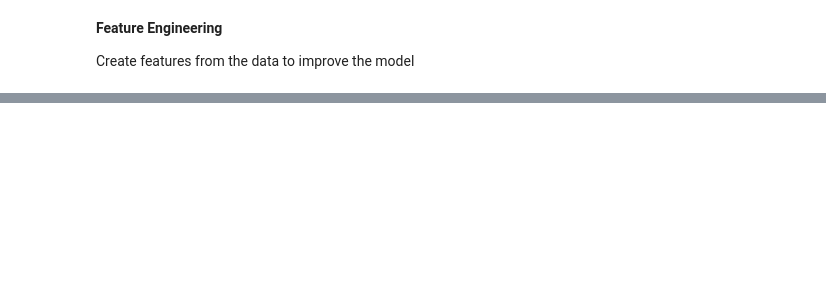
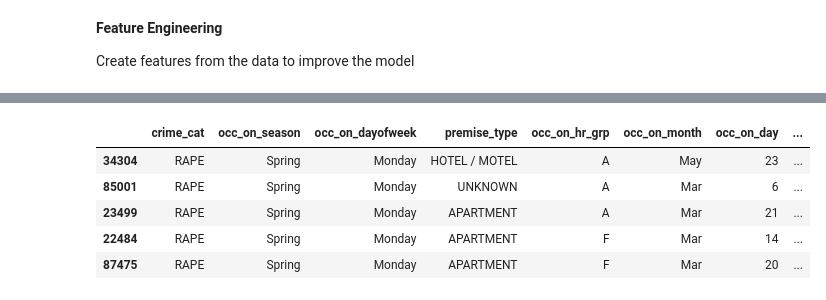
Before and after one commit to jpeterson28/DSCT_Capstone1, a Jupyter notebook: Code.ipynb, the cells around one changed output, grey strips where cells are left out. Drawn from its saved outputs; the diff is of its cells as text; code cells hidden in the pictures; blank space fills up the shorter version.

```diff
--- a/Code.ipynb
+++ b/Code.ipynb
@@ -718,4 +708,16 @@ X_train_new = X_train_new.drop(columns='occ_on_dayofweekleft')
 # join x train new with season
 X_train_new = X_train_new.join(crime_season_feat, on=['crime_cat', 'occ_on_season'], how='outer', lsuffix='left', rsuffix='right')
 X_train_new = X_train_new.drop(columns='occ_on_seasonleft')
+# %%
+# rename feature columns
+X_train_new = X_train_new.rename(index=str, columns={'occ_on_hr_grpright':'crime_time', 'premise_typeright':'crime_prem',
+                                                   'occ_on_dayofweekright':'crime_dow', 'occ_on_seasonright':'crime_season',})
+X_train_new.head()
+# %% [output]
+|  | crime_cat | occ_on_season | occ_on_dayofweek | premise_type | occ_on_hr_grp | occ_on_month | occ_on_day | ... |
+| 34304 | RAPE | Spring | Monday | HOTEL / MOTEL | A | May | 23 | ... |
+| 85001 | RAPE | Spring | Monday | UNKNOWN | A | Mar | 6 | ... |
+| 23499 | RAPE | Spring | Monday | APARTMENT | A | Mar | 21 | ... |
+| 22484 | RAPE | Spring | Monday | APARTMENT | F | Mar | 14 | ... |
+| 87475 | RAPE | Spring | Monday | APARTMENT | F | Mar | 20 | ... |
 # %%
```
Also changed, not shown: parts of 29 cells of this notebook.
